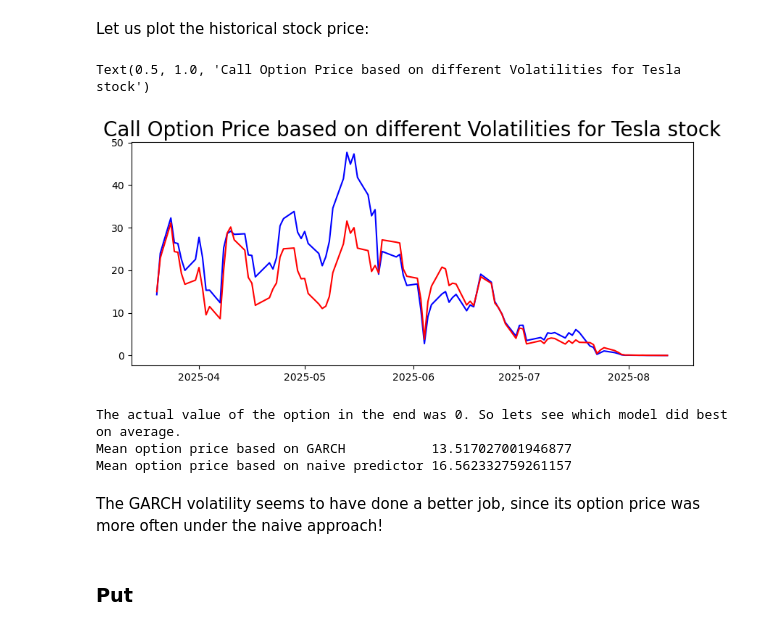
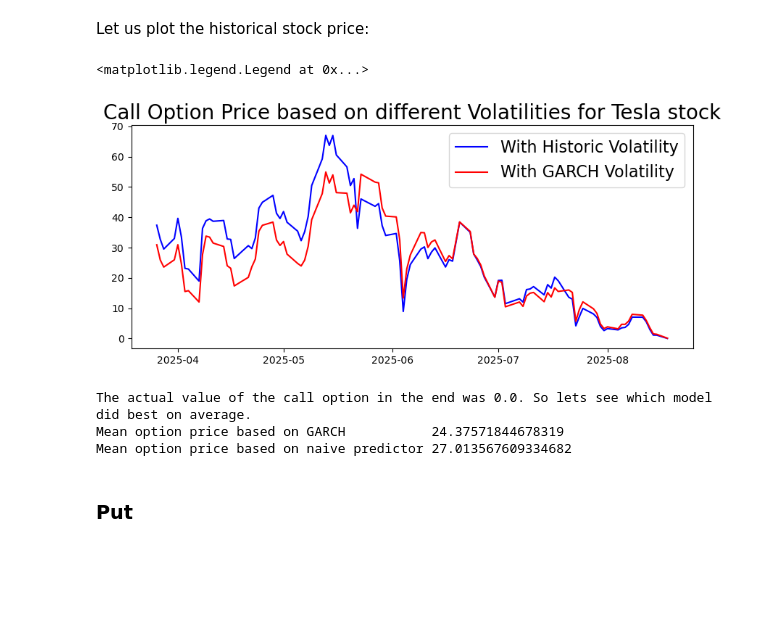
Before and after one commit to SeanDisaro/QuantCodingProjects, a Jupyter notebook: TeslaOptionPriceGARCH.ipynb, the cells around one changed output. Drawn from its saved outputs; the diff is of its cells as text; code cells hidden in the pictures; blank space fills up the shorter version.

Commit message:
worked on TeslaOptionPricingGARCH

```diff
--- a/TeslaOptionPriceGARCH.ipynb
+++ b/TeslaOptionPriceGARCH.ipynb
@@ -162,11 +203,11 @@ predictionHorizon = 10
 numItterations = test_size//predictionHorizon + int(np.ceil(test_size/predictionHorizon - test_size//predictionHorizon).item())
 
 for i in range(numItterations):
-    train = data["log_returns"][:-(test_size)+i*predictionHorizon]
-    model = arch_model(train *10 ,  p=3, q=2)
+    train = returns[:-(test_size)+i*predictionHorizon]
+    model = selectedModel(train)
     model_fit = model.fit(disp='off')
     pred = model_fit.forecast(horizon=predictionHorizon)
-    rolling_predictions = rolling_predictions + (np.sqrt(pred.variance.values[-1, :]) *np.sqrt(252)/10).tolist()
+    rolling_predictions = rolling_predictions + (np.sqrt(pred.variance.values[-1, :]) *np.sqrt(252)/100).tolist()
 # %%
 rolling_predictions = pd.Series(rolling_predictions[:test_size], index=data.index[-test_size:])
 # %%
@@ -229,10 +270,10 @@ def naive_volatilityPredictor(data:np.array):
     return data.iloc[-1]
 # %%
 def GARCH_volatilityPredictor(data:np.array, horizon = 10):
-    model = arch_model(train *10 ,  p=3, q=1)
+    model = selectedModel(data)
     model_fit = model.fit(disp='off')
-    pred = model_fit.forecast(horizon=predictionHorizon).variance.values[0,:]
-    pred = np.sqrt(pred) *np.sqrt(252)/10
+    pred = model_fit.forecast(horizon=horizon).variance.values[0,:]
+    pred = np.sqrt(pred) *np.sqrt(252)/100
     return np.mean(pred).item()
 # %%
 plt.figure(figsize=(10,4))
@@ -244,11 +285,11 @@ Text(0.5, 1.0, 'Historical Tesla Stock at Close')
 # %%
 # Some data defining our option
 # sigma has a higher impact on the BS pricing equation, when the horizon is large and when S/K is close to 1.
-r = 0.05
+r = 0.04
 t = 0
 days = 100
 T = days/252
-K = 400 # seems like a good choice for S/K close to 1
+K = 350 # seems like a good choice for S/K close to 1
 # %% [markdown]
 ### Call
 # %% [markdown]
@@ -260,13 +301,13 @@ naive_Volatility_BS_price_Call = []
 GARCH_Volatility_BS_price_Call = []
 for i in range(days):
     stockPrice = data["Close"].iloc[ -days + i]
-    train = data["log_returns"][ :-days + i]
+    train = returns[ :-days + i]
     hist_vol_train = hist_vol[:-days + i]
     sigma_GARCH = GARCH_volatilityPredictor(train, days - i)
-    sigma_Naive =naive_volatilityPredictor(hist_vol_train)
+    sigma_Naive = naive_volatilityPredictor(hist_vol_train)
 
-    priceGARCH = analyticEuropeanCall(r,(t+i)/252,T,K,stockPrice,sigma_GARCH)
-    priceNaive = analyticEuropeanCall(r,t+i/252,T,K,stockPrice,sigma_Naive)
+    priceGARCH = analyticEuropeanCall_BS(r,(t+i)/252,T,K,stockPrice,sigma_GARCH)
+    priceNaive = analyticEuropeanCall_BS(r,t+i/252,T,K,stockPrice,sigma_Naive)
 
     naive_Volatility_BS_price_Call.append(priceNaive)
     GARCH_Volatility_BS_price_Call.append(priceGARCH)
@@ -276,21 +317,20 @@ GARCH_Volatility_BS_price_Call = pd.Series(GARCH_Volatility_BS_price_Call, index
 # %%
 plt.figure(figsize=(10,4))
 plt.plot(naive_Volatility_BS_price_Call, 'b')
 plt.plot(GARCH_Volatility_BS_price_Call, 'r')
 plt.title('Call Option Price based on different Volatilities for Tesla stock', fontsize=20)
+plt.legend([ 'With Historic Volatility', 'With GARCH Volatility'], fontsize=16)
 # %% [output]
-Text(0.5, 1.0, 'Call Option Price based on different Volatilities for Tesla stock')
+<matplotlib.legend.Legend at 0x...>
-[figure, old version]
+[figure, new version]
 # %%
-print("The actual value of the option in the end was 0. So lets see which model did best on average.")
+print(f"The actual value of the call option in the end was {np.maximum(data["Close"].iloc[ -1] - K, 0)}. So lets see which model did best on average.")
 print(f"Mean option price based on GARCH           {np.mean(GARCH_Volatility_BS_price_Call).item()}")
 print(f"Mean option price based on naive predictor {np.mean(naive_Volatility_BS_price_Call).item()}")
 # %% [output]
-The actual value of the option in the end was 0. So lets see which model did best on average.
-Mean option price based on GARCH           13.517027001946877
-Mean option price based on naive predictor 16.562332759261157
+The actual value of the call option in the end was 0.0. So lets see which model did best on average.
+Mean option price based on GARCH           24.37571844678319
+Mean option price based on naive predictor 27.013567609334682
-# %% [markdown]
-The GARCH volatility seems to have done a better job, since its option price was more often under the naive approach!
 # %% [markdown]
 ### Put
 # %% [markdown]
```
Also changed, not shown: parts of 55 cells of this notebook, 4 other files.
